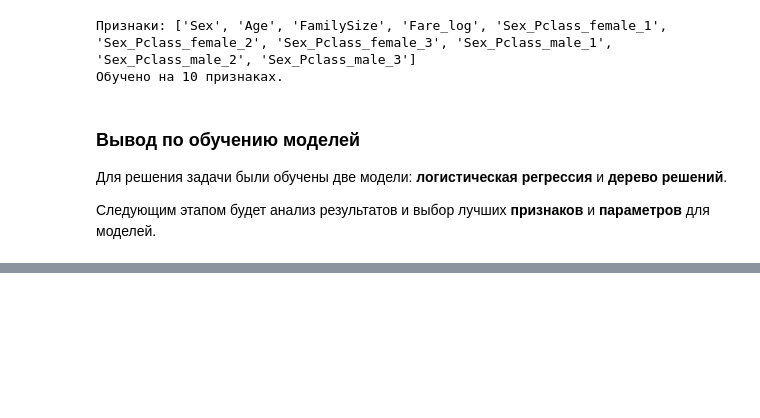
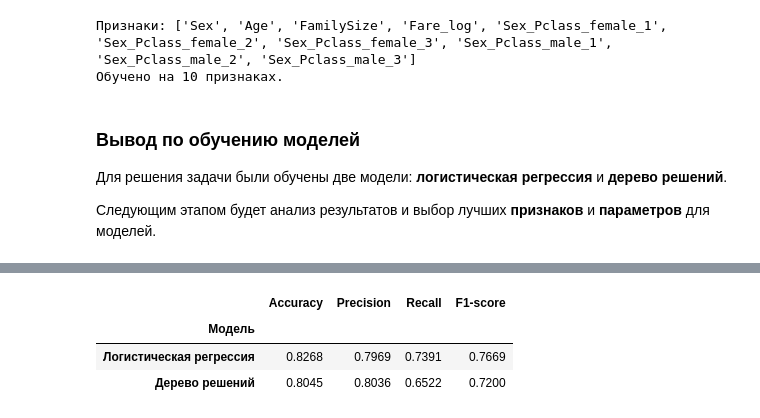
Before and after one commit to Ak1-AleX/Titanic-ML, a Jupyter notebook: titanic.ipynb, the cells around one changed output, grey strips where cells are left out. Cells and saved outputs as stored; diff of their text form; code cells hidden in the pictures; blank space fills up the shorter version.

```diff
--- a/titanic.ipynb
+++ b/titanic.ipynb
@@ -991,0 +1006,30 @@ print(f"Обучено на {len(features_tree)} признаках.")
+# %%
+from sklearn.metrics import accuracy_score, precision_score, recall_score, f1_score
+
+# метрики для Логистической регрессии
+metrics_log = {
+    'Модель': 'Логистическая регрессия',
+    'Accuracy': accuracy_score(y_test, y_pred_log),
+    'Precision': precision_score(y_test, y_pred_log),
+    'Recall': recall_score(y_test, y_pred_log),
+    'F1-score': f1_score(y_test, y_pred_log)
+}
+
+# метрики для Дерева решений
+metrics_tree = {
+    'Модель': 'Дерево решений',
+    'Accuracy': accuracy_score(y_test, y_pred_tree),
+    'Precision': precision_score(y_test, y_pred_tree),
+    'Recall': recall_score(y_test, y_pred_tree),
+    'F1-score': f1_score(y_test, y_pred_tree)
+}
+
+# собираем в таблицу
+comparison_df = pd.DataFrame([metrics_log, metrics_tree])
+comparison_df = comparison_df.set_index('Модель').round(4)
+display(comparison_df)
+# %% [output]
+|  | Accuracy | Precision | Recall | F1-score |
+| Модель |  |  |  |  |
+| Логистическая регрессия | 0.8268 | 0.7969 | 0.7391 | 0.7669 |
+| Дерево решений | 0.8045 | 0.8036 | 0.6522 | 0.7200 |
```
Also changed, not shown: parts of 9 cells of this notebook.
